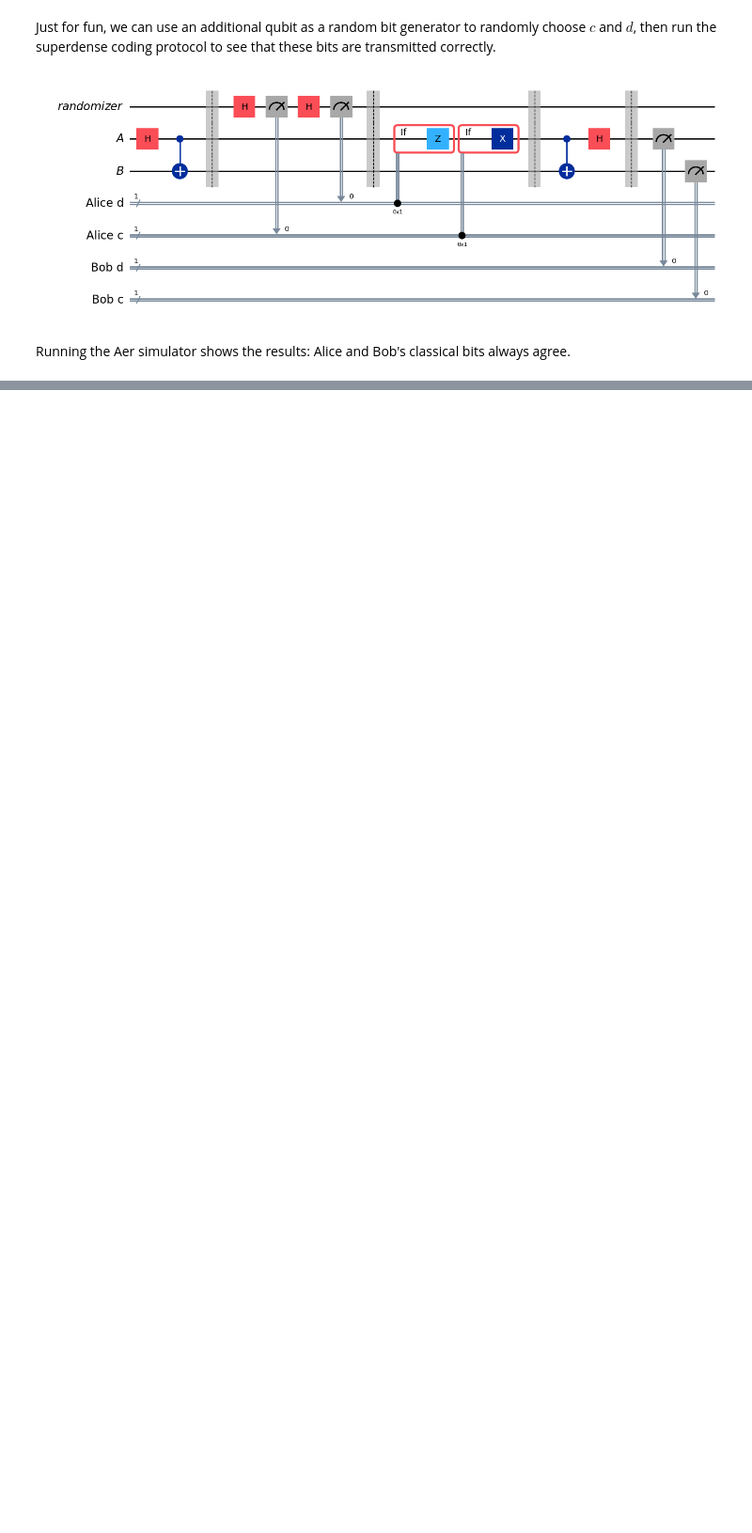
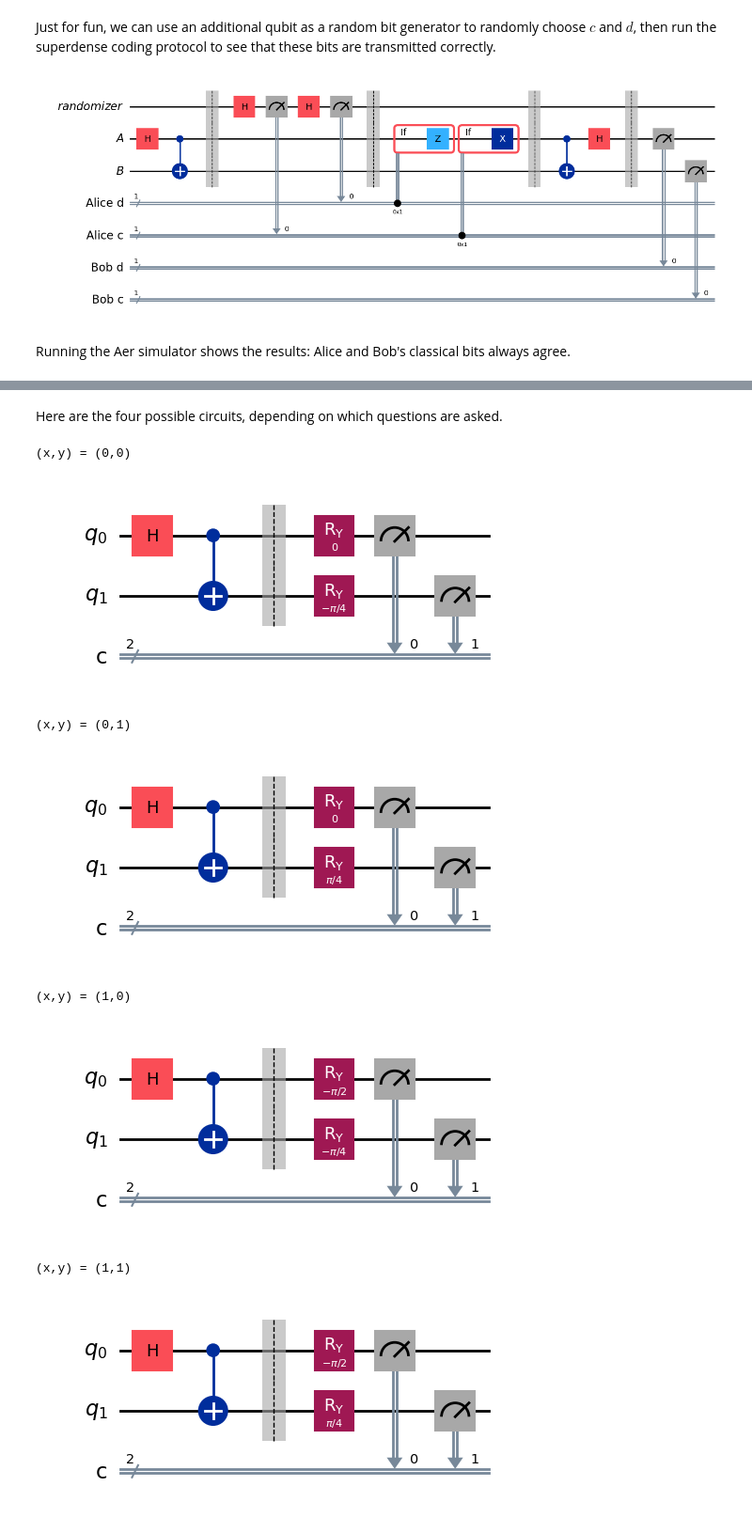
Before and after one commit to dannybozbay/Qiskit-Tutorials, a Jupyter notebook: notebooks/Lesson 4 - Quantum Entanglement.ipynb, the cells around one changed output, grey strips where cells are left out. Shown: that part at 94% size. Cells and saved outputs as stored; diff of their text form; code cells hidden in the pictures; blank space fills up the shorter version.

```diff
--- a/notebooks/Lesson 4 - Quantum Entanglement.ipynb
+++ b/notebooks/Lesson 4 - Quantum Entanglement.ipynb
@@ -211,0 +277,25 @@ display(plot_histogram(statistics))
+# %% [markdown]
+Here are the four possible circuits, depending on which questions are asked.
+# %%
+# Draw the four possible circuits
+
+print("(x,y) = (0,0)")
+display(chsh_circuit(0, 0).draw(output='mpl'))
+
+print("(x,y) = (0,1)")
+display(chsh_circuit(0, 1).draw(output='mpl'))
+
+print("(x,y) = (1,0)")
+display(chsh_circuit(1, 0).draw(output='mpl'))
+
+print("(x,y) = (1,1)")
+display(chsh_circuit(1, 1).draw(output='mpl'))
+# %% [output]
+(x,y) = (0,0)
+[figure, added]
+(x,y) = (0,1)
+[figure, added]
+(x,y) = (1,0)
+[figure, added]
+(x,y) = (1,1)
+[figure, added]
```
Also changed, not shown: parts of 19 cells of this notebook.
